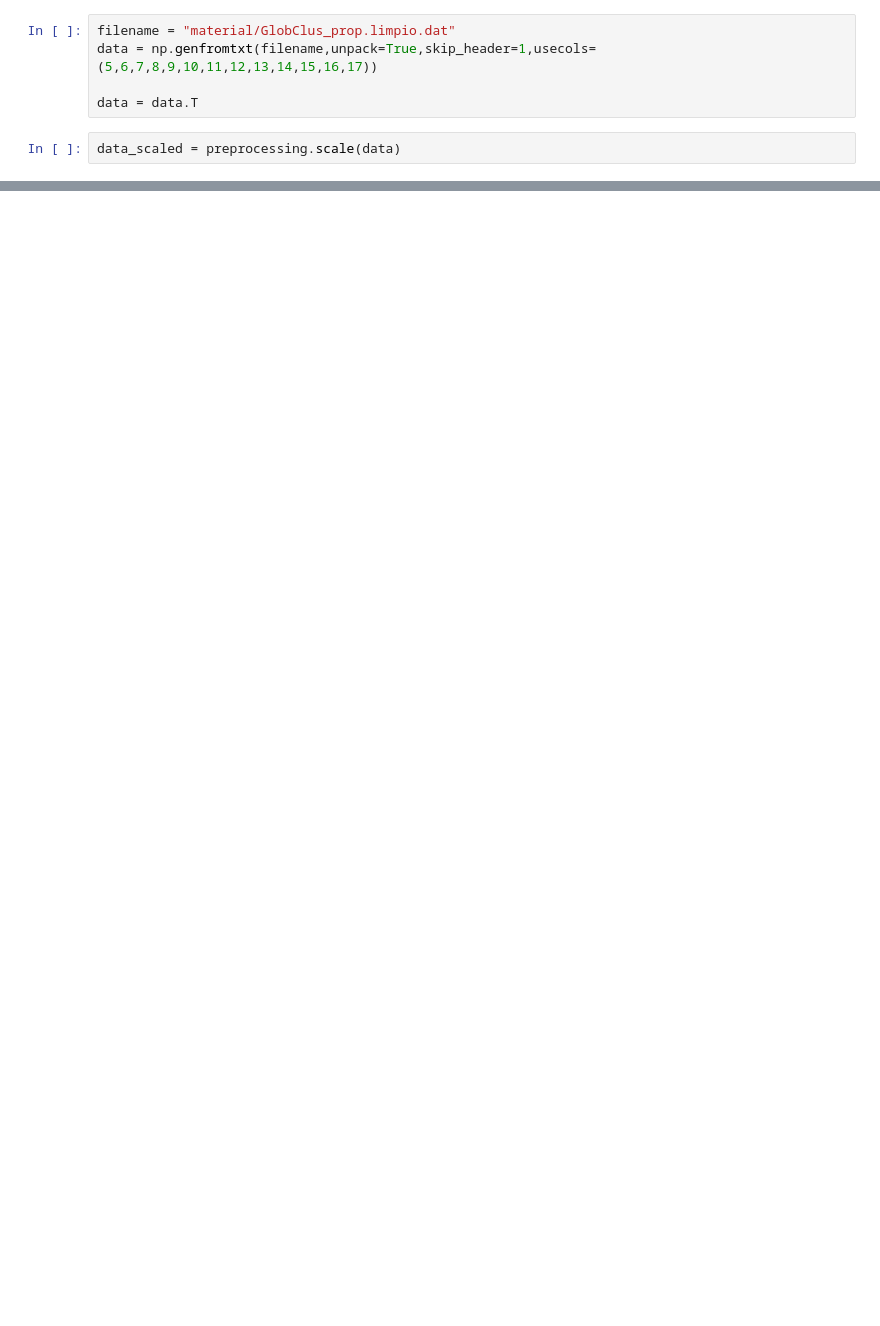
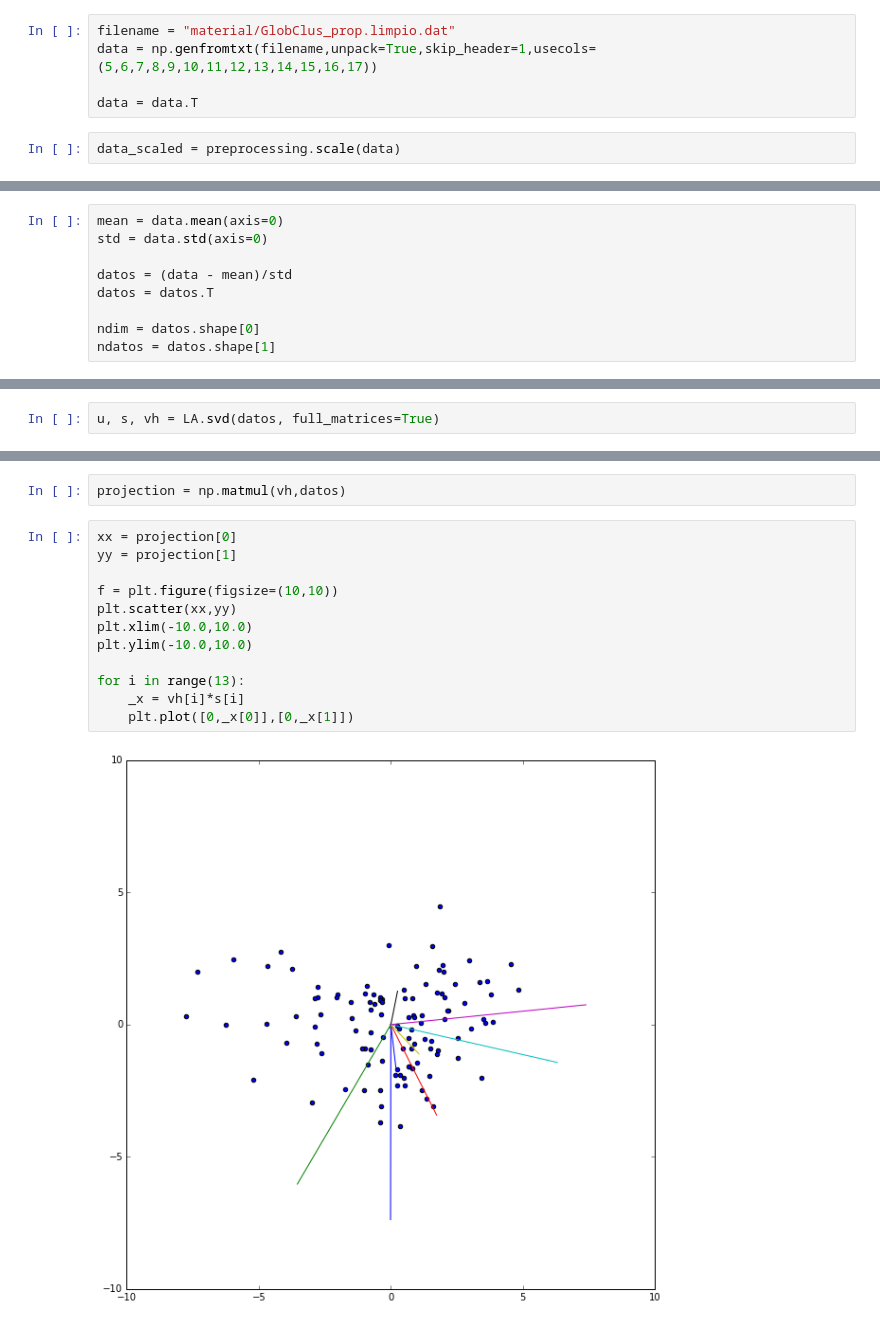
Before and after one commit to masgro/Astrostatistics, a Jupyter notebook: PCA.ipynb, the cells around one changed output, grey strips where cells are left out. Cells and saved outputs as stored; diff of their text form; blank space fills up the shorter version.

```diff
--- a/PCA.ipynb
+++ b/PCA.ipynb
@@ -75,0 +99,9 @@ plt.scatter(xx,yy)
+# %%
+mean = data.mean(axis=0)
+std = data.std(axis=0)
+
+datos = (data - mean)/std
+datos = datos.T
+
+ndim = datos.shape[0]
+ndatos = datos.shape[1]
@@ -75,0 +110,2 @@ plt.scatter(xx,yy)
+# %%
+u, s, vh = LA.svd(datos, full_matrices=True)
@@ -75,0 +148,16 @@ plt.scatter(xx,yy)
+# %%
+projection = np.matmul(vh,datos)
+# %%
+xx = projection[0]
+yy = projection[1]
+
+f = plt.figure(figsize=(10,10))
+plt.scatter(xx,yy)
+plt.xlim(-10.0,10.0)
+plt.ylim(-10.0,10.0)
+
+for i in range(13):
+    _x = vh[i]*s[i]
+    plt.plot([0,_x[0]],[0,_x[1]])
+# %% [output]
+[figure, added]
```
Also changed, not shown: parts of 13 cells of this notebook, 1 other file.
